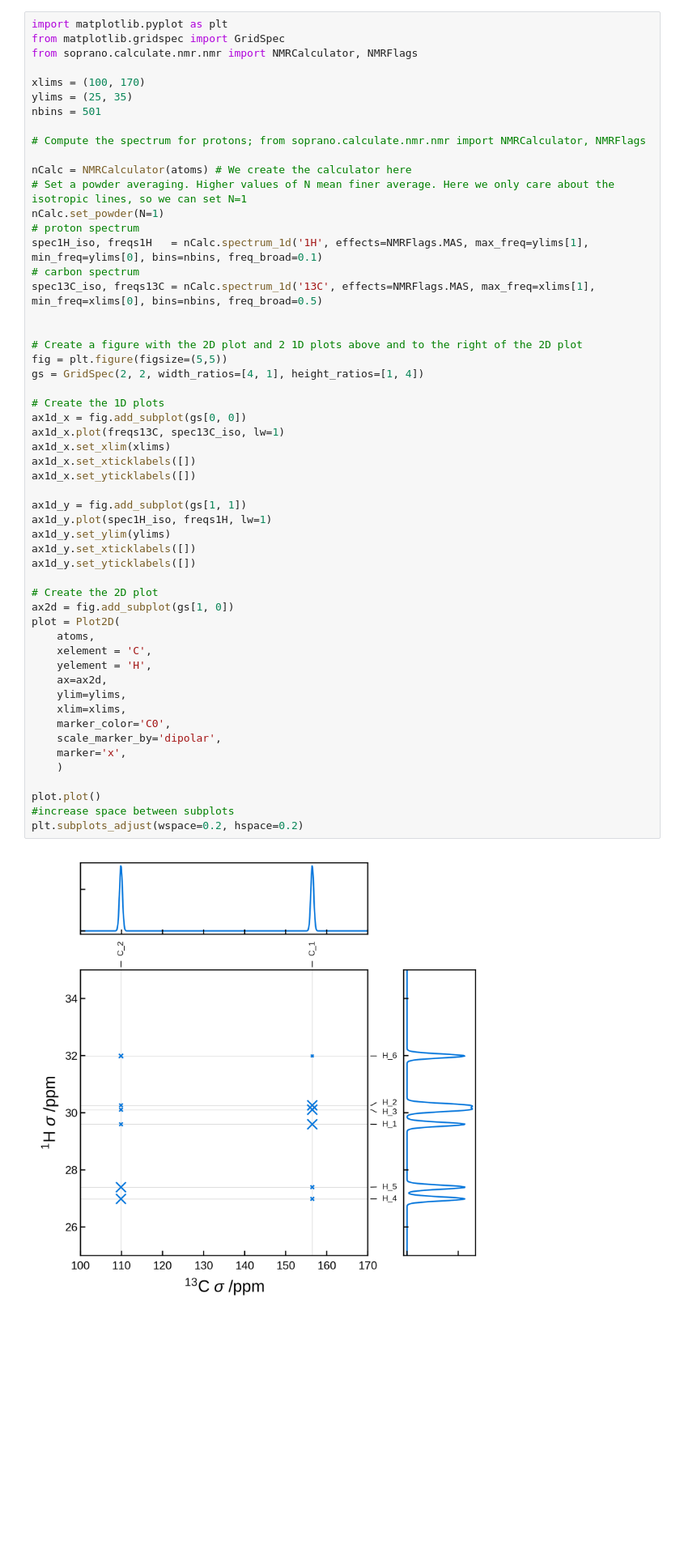
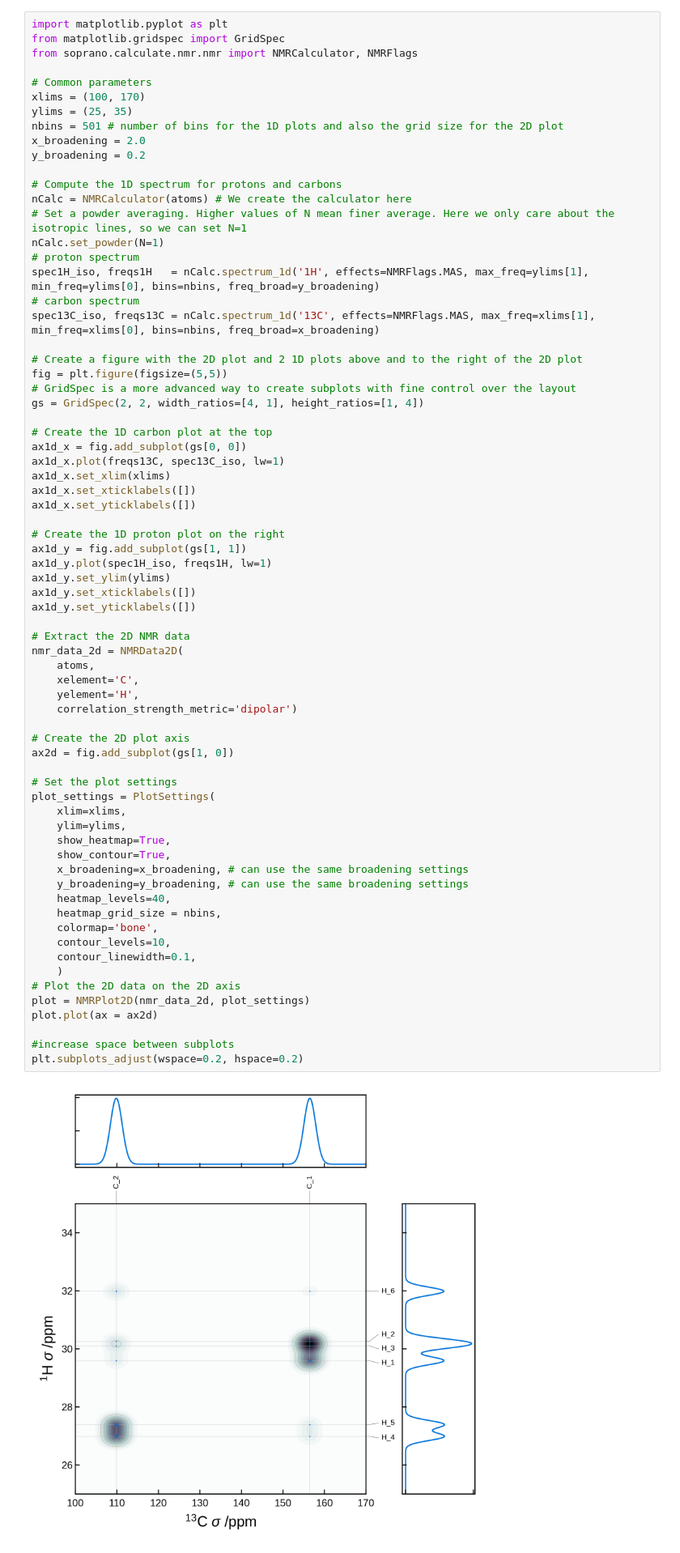
Before and after one commit to CCP-NC/soprano, a Jupyter notebook: tutorials/05-nmr.ipynb, the cells around one changed output. Shown at 81% size. Drawn from its saved outputs; the diff is of its cells as text; blank space fills up the shorter version.

```diff
--- a/tutorials/05-nmr.ipynb
+++ b/tutorials/05-nmr.ipynb
@@ -561,57 +735,73 @@ import matplotlib.pyplot as plt
 from matplotlib.gridspec import GridSpec
 from soprano.calculate.nmr.nmr import NMRCalculator, NMRFlags
 
+# Common parameters
 xlims = (100, 170)
 ylims = (25, 35)
-nbins = 501
+nbins = 501 # number of bins for the 1D plots and also the grid size for the 2D plot
+x_broadening = 2.0
+y_broadening = 0.2
 
-# Compute the spectrum for protons; from soprano.calculate.nmr.nmr import NMRCalculator, NMRFlags
-
+# Compute the 1D spectrum for protons and carbons
 nCalc = NMRCalculator(atoms) # We create the calculator here
 # Set a powder averaging. Higher values of N mean finer average. Here we only care about the isotropic lines, so we can set N=1
 nCalc.set_powder(N=1)
 # proton spectrum
-spec1H_iso, freqs1H   = nCalc.spectrum_1d('1H', effects=NMRFlags.MAS, max_freq=ylims[1], min_freq=ylims[0], bins=nbins, freq_broad=0.1)
+spec1H_iso, freqs1H   = nCalc.spectrum_1d('1H', effects=NMRFlags.MAS, max_freq=ylims[1], min_freq=ylims[0], bins=nbins, freq_broad=y_broadening)
 # carbon spectrum
-spec13C_iso, freqs13C = nCalc.spectrum_1d('13C', effects=NMRFlags.MAS, max_freq=xlims[1], min_freq=xlims[0], bins=nbins, freq_broad=0.5)
-
+spec13C_iso, freqs13C = nCalc.spectrum_1d('13C', effects=NMRFlags.MAS, max_freq=xlims[1], min_freq=xlims[0], bins=nbins, freq_broad=x_broadening)
 
 # Create a figure with the 2D plot and 2 1D plots above and to the right of the 2D plot
 fig = plt.figure(figsize=(5,5))
+# GridSpec is a more advanced way to create subplots with fine control over the layout
 gs = GridSpec(2, 2, width_ratios=[4, 1], height_ratios=[1, 4])
 
-# Create the 1D plots
+# Create the 1D carbon plot at the top
 ax1d_x = fig.add_subplot(gs[0, 0])
 ax1d_x.plot(freqs13C, spec13C_iso, lw=1)
 ax1d_x.set_xlim(xlims)
 ax1d_x.set_xticklabels([])
 ax1d_x.set_yticklabels([])
 
+# Create the 1D proton plot on the right
 ax1d_y = fig.add_subplot(gs[1, 1])
 ax1d_y.plot(spec1H_iso, freqs1H, lw=1)
 ax1d_y.set_ylim(ylims)
 ax1d_y.set_xticklabels([])
 ax1d_y.set_yticklabels([])
 
-# Create the 2D plot
+# Extract the 2D NMR data
+nmr_data_2d = NMRData2D(
+    atoms,
+    xelement='C',
+    yelement='H',
+    correlation_strength_metric='dipolar')
+
+# Create the 2D plot axis
 ax2d = fig.add_subplot(gs[1, 0])
-plot = Plot2D(
-    atoms,
-    xelement = 'C',
-    yelement = 'H',
-    ax=ax2d,
+
+# Set the plot settings
+plot_settings = PlotSettings(
+    xlim=xlims,
     ylim=ylims,
-    xlim=xlims,
-    marker_color='C0',
-    scale_marker_by='dipolar',
-    marker='x',
+    show_heatmap=True,
+    show_contour=True,
+    x_broadening=x_broadening, # can use the same broadening settings
+    y_broadening=y_broadening, # can use the same broadening settings
+    heatmap_levels=40,
+    heatmap_grid_size = nbins,
+    colormap='bone',
+    contour_levels=10,
+    contour_linewidth=0.1,
     )
+# Plot the 2D data on the 2D axis
+plot = NMRPlot2D(nmr_data_2d, plot_settings)
+plot.plot(ax = ax2d)
 
-plot.plot()
 #increase space between subplots
 plt.subplots_adjust(wspace=0.2, hspace=0.2)
 # %% [output]
-[figure, old version]
+[figure, new version]
 # %% [markdown]
 # 8 - Euler angles
 # %% [markdown]
```
Also changed, not shown: parts of 32 cells of this notebook, 4 other files.
